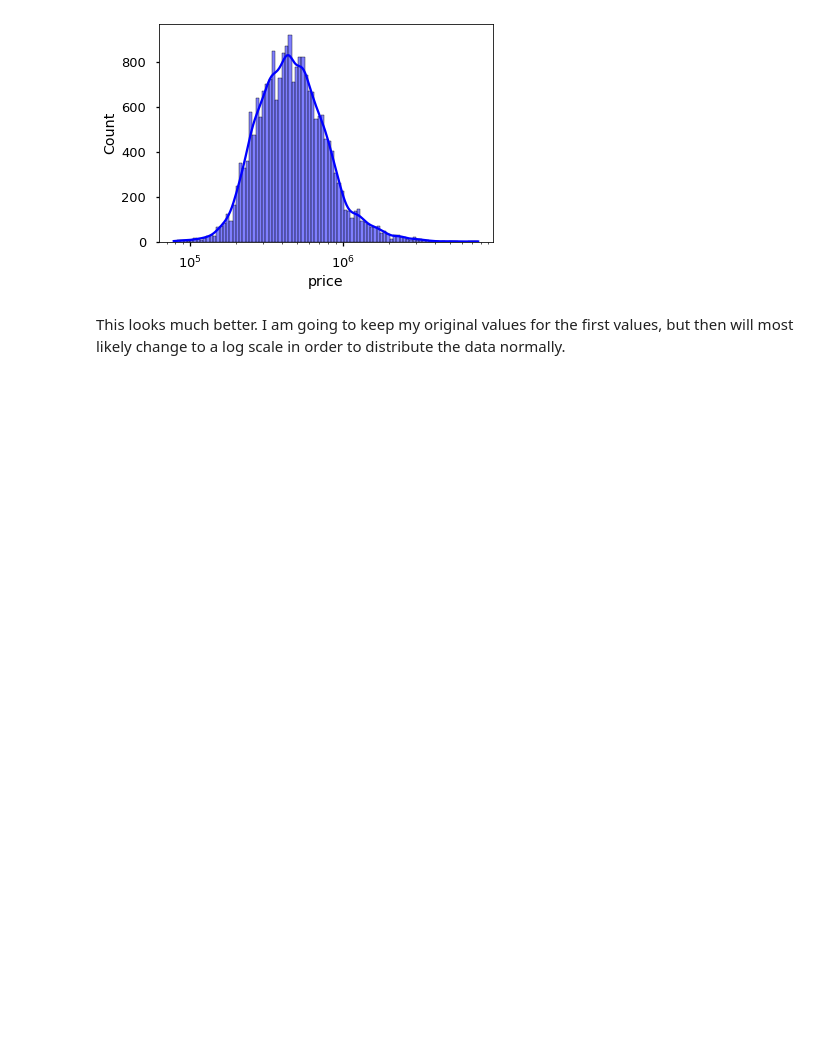
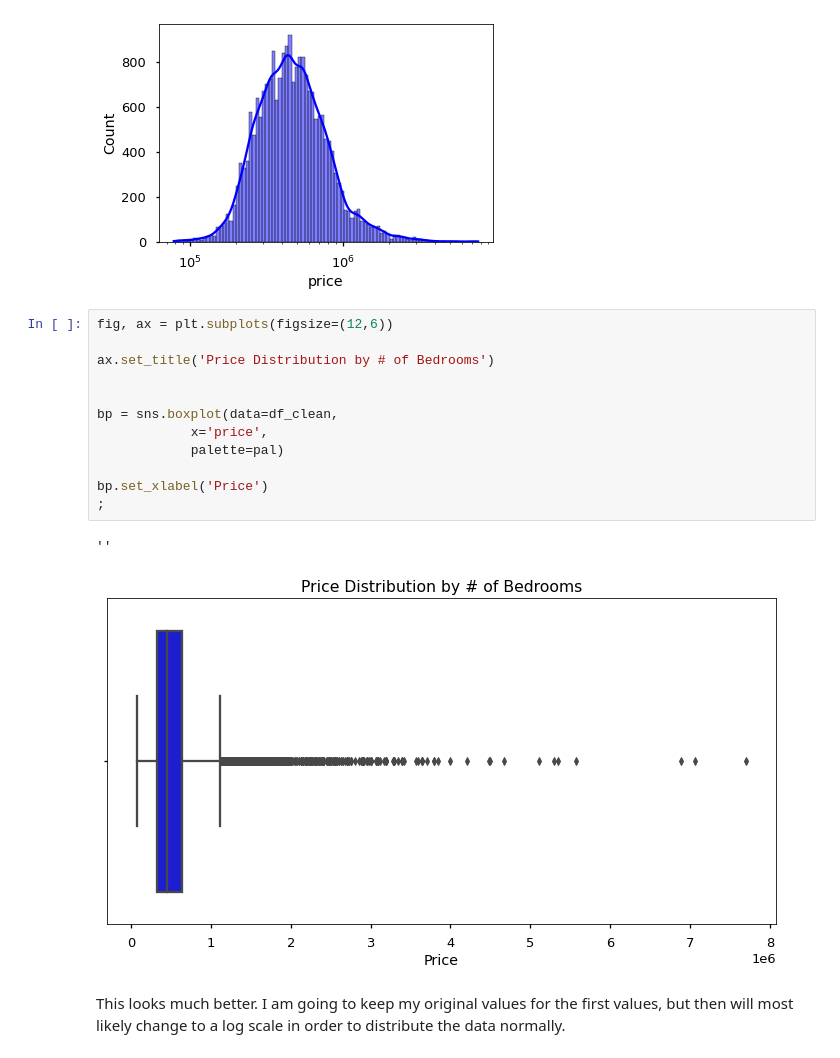
Before and after one commit to heathlikethecandybar/dsc-phase-2-project-v2-3, a Jupyter notebook: phase_2_project.ipynb, the cells around one changed output. Cells and saved outputs as stored; diff of their text form; blank space fills up the shorter version.

Commit message:
Updates to price EDA

```diff
--- a/phase_2_project.ipynb
+++ b/phase_2_project.ipynb
@@ -447,6 +447,21 @@ sns.histplot(data=df_clean, x='price', kde=True, log_scale=True, color='blue')
 # %% [output]
 <AxesSubplot:xlabel='price', ylabel='Count'>
 [figure]
+# %%
+fig, ax = plt.subplots(figsize=(12,6))
+
+ax.set_title('Price Distribution by # of Bedrooms')
+
+
+bp = sns.boxplot(data=df_clean,
+            x='price',
+            palette=pal)
+
+bp.set_xlabel('Price')
+;
+# %% [output]
+''
+[figure, added]
 # %% [markdown]
 This looks much better.  I am going to keep my original values for the first values, but then will most likely change to a log scale in order to distribute the data normally.
 # %%
```
Also changed, not shown: parts of 3 cells of this notebook.
